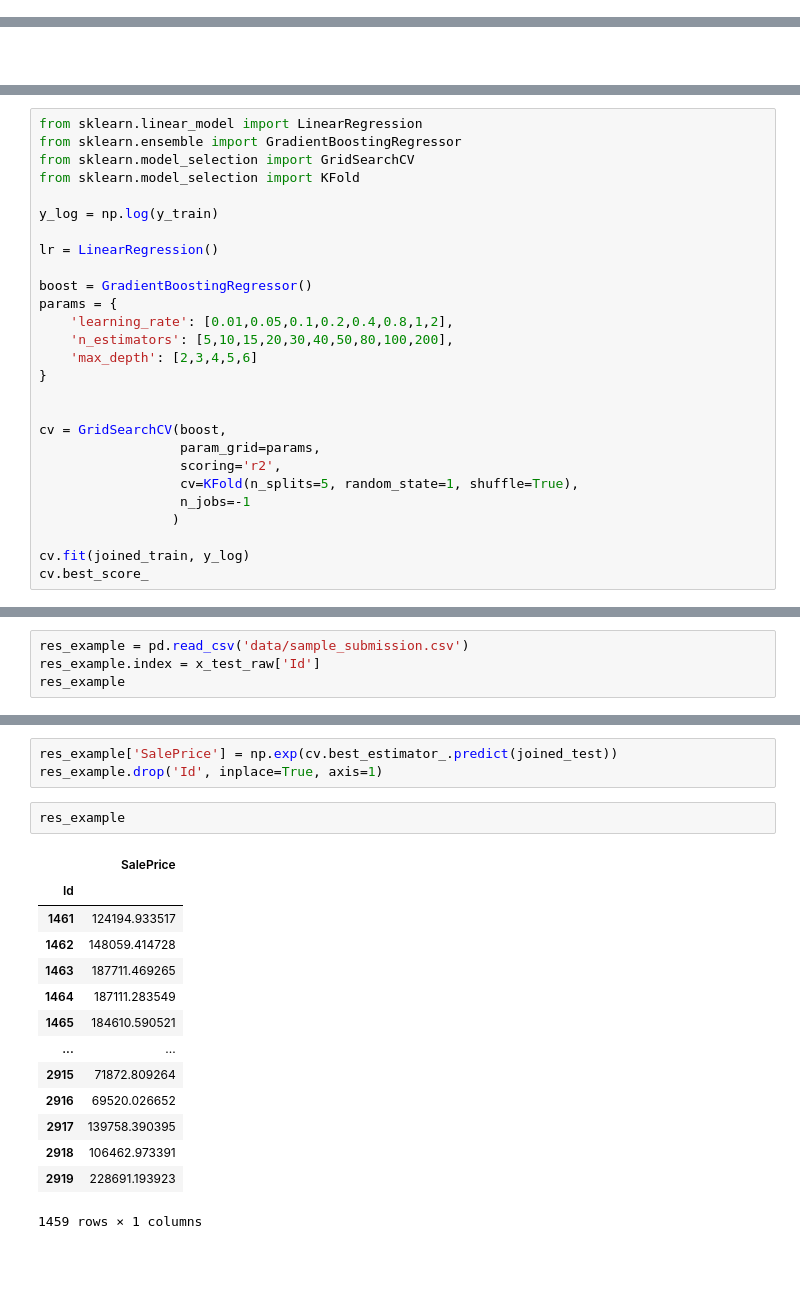
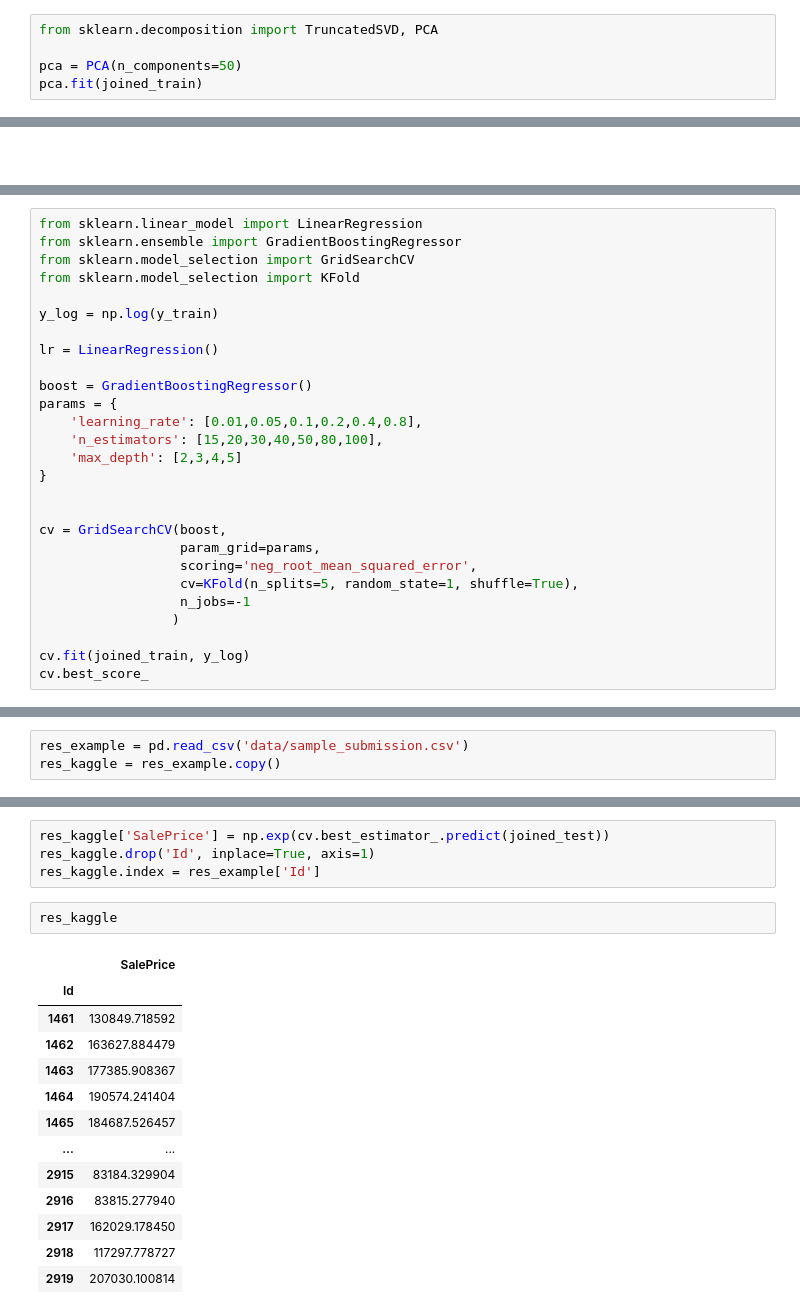
Before and after one commit to Alex-Dolgikh/house_prices_project, a Jupyter notebook: house_prices.ipynb, the cells around one changed output, grey strips where cells are left out. Saved outputs shown, nothing was run; the diff lists cells and outputs as text; blank space fills up the shorter version.

```diff
--- a/house_prices.ipynb
+++ b/house_prices.ipynb
@@ -712,0 +715,5 @@ See the caveats in the documentation: https://pandas.pydata.org/pandas-docs/stab
+# %%
+from sklearn.decomposition import TruncatedSVD, PCA
+
+pca = PCA(n_components=50)
+pca.fit(joined_train)
@@ -724,15 +743,15 @@ lr = LinearRegression()
 
 boost = GradientBoostingRegressor()
 params = {
-    'learning_rate': [0.01,0.05,0.1,0.2,0.4,0.8,1,2],
-    'n_estimators': [5,10,15,20,30,40,50,80,100,200],
-    'max_depth': [2,3,4,5,6]
+    'learning_rate': [0.01,0.05,0.1,0.2,0.4,0.8],
+    'n_estimators': [15,20,30,40,50,80,100],
+    'max_depth': [2,3,4,5]
 }
 
 
 cv = GridSearchCV(boost,
                   param_grid=params,
-                  scoring='r2',
+                  scoring='neg_root_mean_squared_error',
                   cv=KFold(n_splits=5, random_state=1, shuffle=True),
                   n_jobs=-1
                  )
@@ -744,4 +766,3 @@ cv.best_score_
 # %%
 res_example = pd.read_csv('data/sample_submission.csv')
-res_example.index = x_test_raw['Id']
-res_example
+res_kaggle = res_example.copy()
@@ -768,20 +774,20 @@ array([11.72960765, 11.90536892, 12.14266132, ..., 11.84767043,
 # %%
-res_example['SalePrice'] = np.exp(cv.best_estimator_.predict(joined_test))
-res_example.drop('Id', inplace=True, axis=1)
+res_kaggle['SalePrice'] = np.exp(cv.best_estimator_.predict(joined_test))
+res_kaggle.drop('Id', inplace=True, axis=1)
+res_kaggle.index = res_example['Id']
-# %%
-res_example
-# %% [output]
-|  | SalePrice |
-| Id |  |
-| 1461 | 124194.933517 |
-| 1462 | 148059.414728 |
-| 1463 | 187711.469265 |
-| 1464 | 187111.283549 |
-| 1465 | 184610.590521 |
-| ... | ... |
-| 2915 | 71872.809264 |
-| 2916 | 69520.026652 |
-| 2917 | 139758.390395 |
-| 2918 | 106462.973391 |
-| 2919 | 228691.193923 |
-1459 rows × 1 columns
+# %%
+res_kaggle
+# %% [output]
+|  | SalePrice |
+| Id |  |
+| 1461 | 130849.718592 |
+| 1462 | 163627.884479 |
+| 1463 | 177385.908367 |
+| 1464 | 190574.241404 |
+| 1465 | 184687.526457 |
+| ... | ... |
+| 2915 | 83184.329904 |
+| 2916 | 83815.277940 |
+| 2917 | 162029.178450 |
+| 2918 | 117297.778727 |
+| 2919 | 207030.100814 |
```
Also changed, not shown: parts of 13 cells of this notebook, 5 other files.
